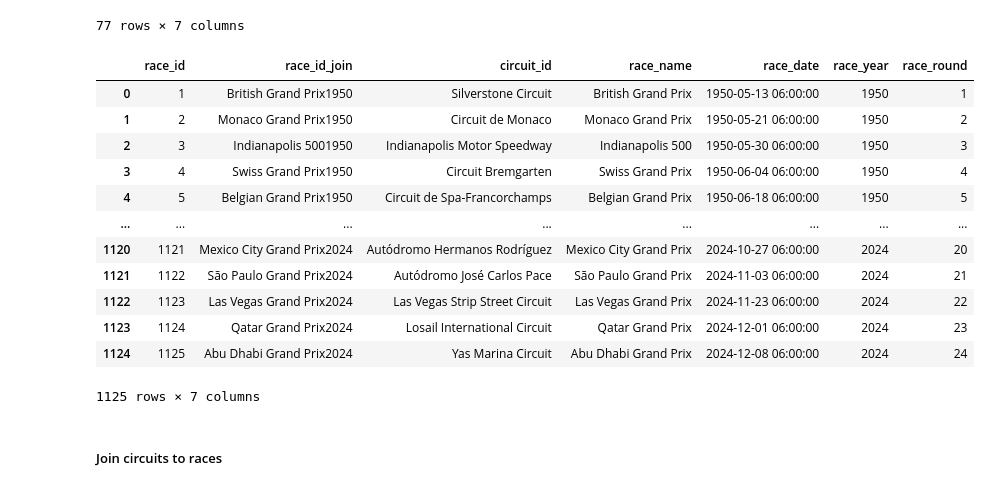
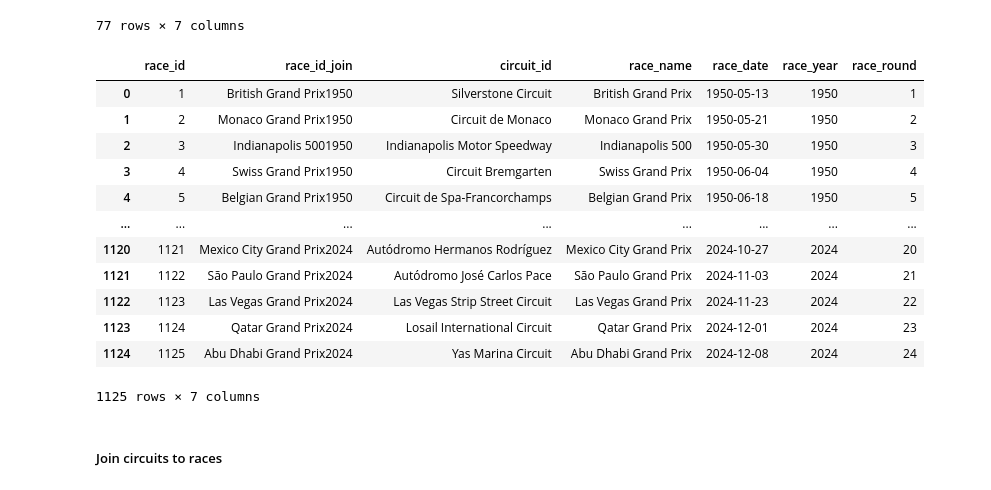
Before and after one commit to lhanna77/Formula1-Project, a Jupyter notebook: 8.ingest_race_circuits_file_api_multi.ipynb, the cells around one changed output. Cells and saved outputs as stored; diff of their text form; code cells hidden in the pictures.

```diff
--- a/8.ingest_race_circuits_file_api_multi.ipynb
+++ b/8.ingest_race_circuits_file_api_multi.ipynb
@@ -26,22 +26,22 @@ circuits_df
 77 rows × 7 columns
 # %%
 races_df = read_csv(f'{configuration.silver_folder_path}/races.csv')
-races_df = races_df.rename(columns={"year":"race_year","round":"race_round","name":"race_name","race_timestamp":"race_date"})
+races_df = races_df.rename(columns={"year":"race_year","round":"race_round","name":"race_name","date":"race_date"})
 races_df = races_df[["race_id","race_id_join","circuit_id","race_name","race_date","race_year","race_round"]]
 races_df
 # %% [output]
 |  | race_id | race_id_join | circuit_id | race_name | race_date | race_year | race_round |
-| 0 | 1 | British Grand Prix1950 | Silverstone Circuit | British Grand Prix | 1950-05-13 06:00:00 | 1950 | 1 |
-| 1 | 2 | Monaco Grand Prix1950 | Circuit de Monaco | Monaco Grand Prix | 1950-05-21 06:00:00 | 1950 | 2 |
-| 2 | 3 | Indianapolis 5001950 | Indianapolis Motor Speedway | Indianapolis 500 | 1950-05-30 06:00:00 | 1950 | 3 |
-| 3 | 4 | Swiss Grand Prix1950 | Circuit Bremgarten | Swiss Grand Prix | 1950-06-04 06:00:00 | 1950 | 4 |
-| 4 | 5 | Belgian Grand Prix1950 | Circuit de Spa-Francorchamps | Belgian Grand Prix | 1950-06-18 06:00:00 | 1950 | 5 |
+| 0 | 1 | British Grand Prix1950 | Silverstone Circuit | British Grand Prix | 1950-05-13 | 1950 | 1 |
+| 1 | 2 | Monaco Grand Prix1950 | Circuit de Monaco | Monaco Grand Prix | 1950-05-21 | 1950 | 2 |
+| 2 | 3 | Indianapolis 5001950 | Indianapolis Motor Speedway | Indianapolis 500 | 1950-05-30 | 1950 | 3 |
+| 3 | 4 | Swiss Grand Prix1950 | Circuit Bremgarten | Swiss Grand Prix | 1950-06-04 | 1950 | 4 |
+| 4 | 5 | Belgian Grand Prix1950 | Circuit de Spa-Francorchamps | Belgian Grand Prix | 1950-06-18 | 1950 | 5 |
 | ... | ... | ... | ... | ... | ... | ... | ... |
-| 1120 | 1121 | Mexico City Grand Prix2024 | Autódromo Hermanos Rodríguez | Mexico City Grand Prix | 2024-10-27 06:00:00 | 2024 | 20 |
-| 1121 | 1122 | São Paulo Grand Prix2024 | Autódromo José Carlos Pace | São Paulo Grand Prix | 2024-11-03 06:00:00 | 2024 | 21 |
-| 1122 | 1123 | Las Vegas Grand Prix2024 | Las Vegas Strip Street Circuit | Las Vegas Grand Prix | 2024-11-23 06:00:00 | 2024 | 22 |
-| 1123 | 1124 | Qatar Grand Prix2024 | Losail International Circuit | Qatar Grand Prix | 2024-12-01 06:00:00 | 2024 | 23 |
-| 1124 | 1125 | Abu Dhabi Grand Prix2024 | Yas Marina Circuit | Abu Dhabi Grand Prix | 2024-12-08 06:00:00 | 2024 | 24 |
+| 1120 | 1121 | Mexico City Grand Prix2024 | Autódromo Hermanos Rodríguez | Mexico City Grand Prix | 2024-10-27 | 2024 | 20 |
+| 1121 | 1122 | São Paulo Grand Prix2024 | Autódromo José Carlos Pace | São Paulo Grand Prix | 2024-11-03 | 2024 | 21 |
+| 1122 | 1123 | Las Vegas Grand Prix2024 | Las Vegas Strip Street Circuit | Las Vegas Grand Prix | 2024-11-23 | 2024 | 22 |
+| 1123 | 1124 | Qatar Grand Prix2024 | Losail International Circuit | Qatar Grand Prix | 2024-12-01 | 2024 | 23 |
+| 1124 | 1125 | Abu Dhabi Grand Prix2024 | Yas Marina Circuit | Abu Dhabi Grand Prix | 2024-12-08 | 2024 | 24 |
 1125 rows × 7 columns
 # %% [markdown]
 ##### Join circuits to races
```
Also changed, not shown: parts of 3 cells of this notebook, 4 other files.
